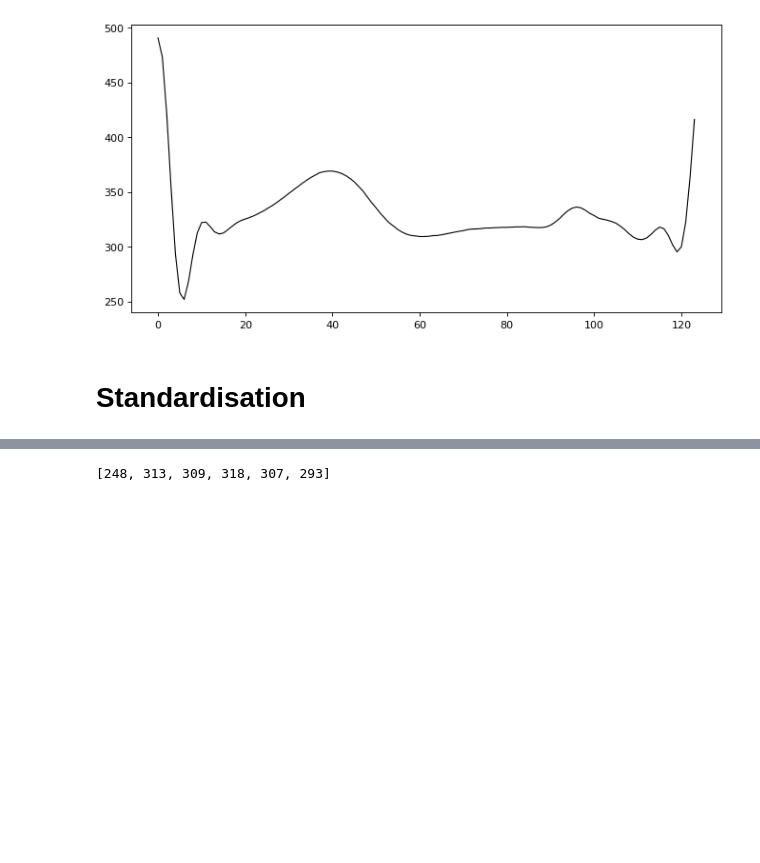
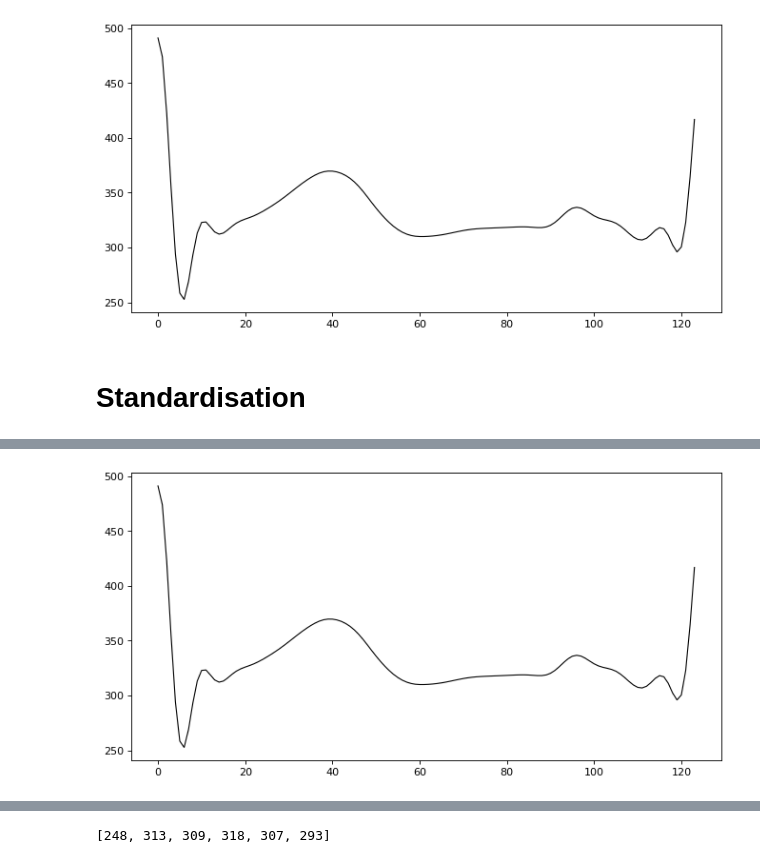
Before and after one commit to Gr-Anderson/FYP, a Jupyter notebook: testing_code/presentation/Project_Presentation.ipynb, the cells around one changed output, grey strips where cells are left out. Cells and saved outputs as stored; diff of their text form; code cells hidden in the pictures; blank space fills up the shorter version.

```diff
--- a/testing_code/presentation/Project_Presentation.ipynb
+++ b/testing_code/presentation/Project_Presentation.ipynb
@@ -255,0 +363,44 @@ numpy.float64
+# %%
+import sqlite3
+import json
+conn = sqlite3.connect(':memory:')
+c = conn.cursor()
+# test = str(mean_segment.tolist())
+test = json.dumps(mean_segment.tolist())
+
+c.execute("""CREATE TABLE IF NOT EXISTS templates ( name text, meanSegment text)""")
+
+c.execute("INSERT INTO templates VALUES (:name, :meanSegment)",{'name': 'Sam', 'meanSegment': test})
+
+conn.commit()
+
+# c.execute("SELECT * FROM templates")
+# c.execute("SELECT name FROM templates")
+c.execute("SELECT meanSegment FROM templates WHERE name IS 'Sam'")
+test=(c.fetchone())
+# test_lst_str = test[0].replace('[','').replace(']','').replace(',','').split()
+
+# print(type(test[0]))
+# print(test[0])
+# test_lst_float = [float(i) for i in test_lst_str]
+# print(test_lst_float)
+# print(test_lst_float[3])
+# print(c.fetchone())
+# test_str = json.loads(str(test_str))
+# my_list2_str = str(c.fetchall())
+# print(c.fetchall())
+list2 = json.loads(test[0])
+# print(list2)
+plt.figure(num=None, figsize=(10, 5), dpi=80, facecolor="w", edgecolor="k")
+plt.plot(list2, color="#000000", linewidth=1)
+conn.commit()
+conn.close()
+# print(test)
+# my_list2 = mean_segment.tolist()
+
+# list2 = json.loads(my_list2_str)
+# print (list2)
+# list2[0]
+# my_list2_str
+# %% [output]
+[figure, added]
```
Also changed, not shown: parts of 16 cells of this notebook, 27 other files.
